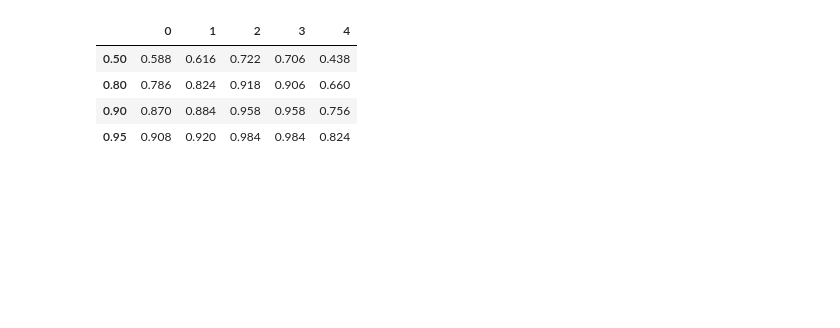
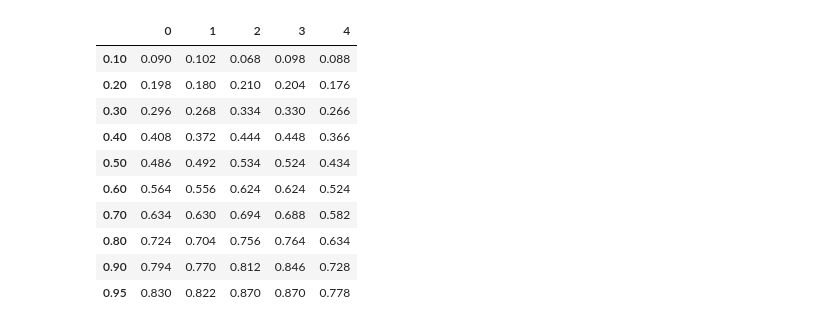
Before and after one commit to yoavram-lab/collective_posterior, a Jupyter notebook: SLCP/test collective.ipynb, the cells around one changed output. Saved outputs shown, nothing was run; the diff lists cells and outputs as text; code cells hidden in the pictures; blank space fills up the shorter version.

```diff
--- a/SLCP/test collective.ipynb
+++ b/SLCP/test collective.ipynb
@@ -60,10 +60,17 @@ plot_accuracy(cp_acc, ax, color='tomato')
 # %%
-covs_cp = pd.read_csv('tests/covs_old_SLCP_r.csv', index_col=0)
+conf_levels = [0.1,0.2,0.3,0.4,0.5,0.6,0.7,0.8,0.9,0.95]
+covs_cp = pd.DataFrame(torch.load('tests/covs_SLCP.pt').mean(dim=0).numpy(), index=conf_levels)
 covs_cp
 # %% [output]
 |  | 0 | 1 | 2 | 3 | 4 |
-| 0.50 | 0.588 | 0.616 | 0.722 | 0.706 | 0.438 |
-| 0.80 | 0.786 | 0.824 | 0.918 | 0.906 | 0.660 |
-| 0.90 | 0.870 | 0.884 | 0.958 | 0.958 | 0.756 |
-| 0.95 | 0.908 | 0.920 | 0.984 | 0.984 | 0.824 |
+| 0.10 | 0.090 | 0.102 | 0.068 | 0.098 | 0.088 |
+| 0.20 | 0.198 | 0.180 | 0.210 | 0.204 | 0.176 |
+| 0.30 | 0.296 | 0.268 | 0.334 | 0.330 | 0.266 |
+| 0.40 | 0.408 | 0.372 | 0.444 | 0.448 | 0.366 |
+| 0.50 | 0.486 | 0.492 | 0.534 | 0.524 | 0.434 |
+| 0.60 | 0.564 | 0.556 | 0.624 | 0.624 | 0.524 |
+| 0.70 | 0.634 | 0.630 | 0.694 | 0.688 | 0.582 |
+| 0.80 | 0.724 | 0.704 | 0.756 | 0.764 | 0.634 |
+| 0.90 | 0.794 | 0.770 | 0.812 | 0.846 | 0.728 |
+| 0.95 | 0.830 | 0.822 | 0.870 | 0.870 | 0.778 |
 # %%
```
Also changed, not shown: parts of 5 cells of this notebook, 19 other files.
